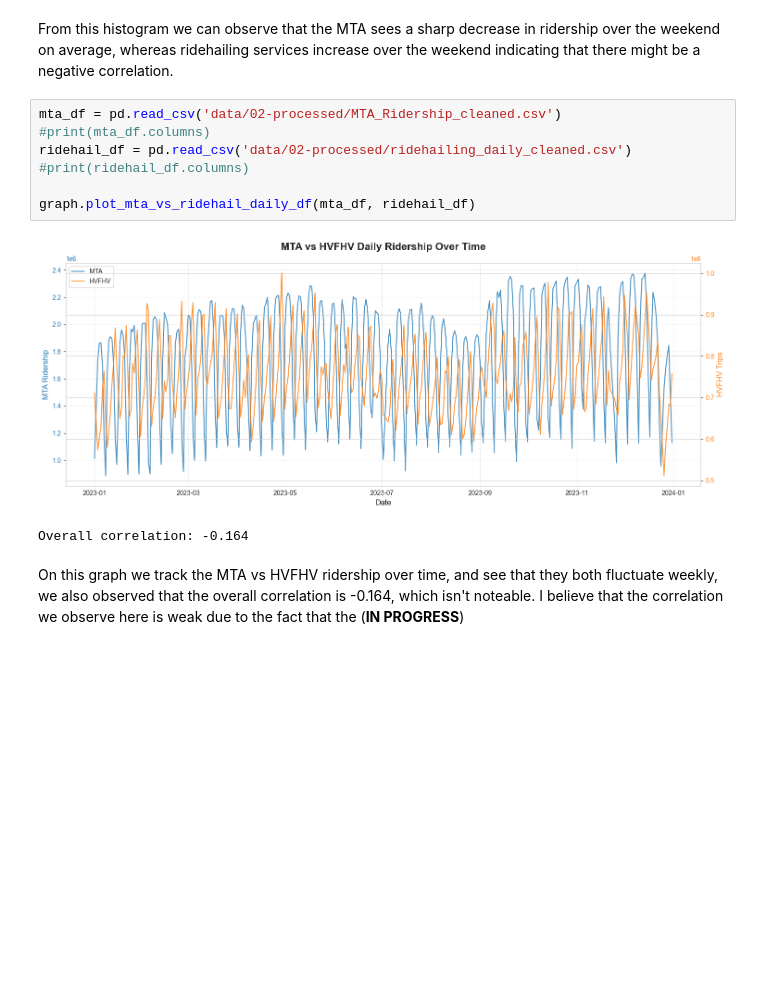
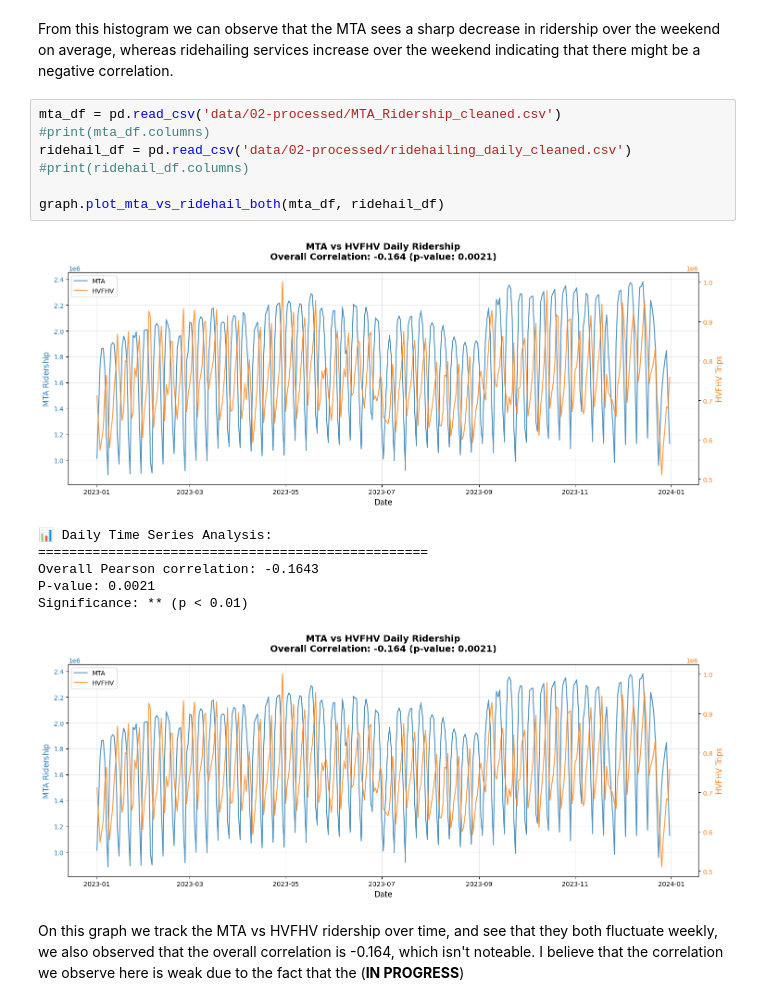
Before and after one commit to COGS108/Group063_WI26, a Jupyter notebook: 03-FinalProject.ipynb, the cells around one changed output. Cells and saved outputs as stored; diff of their text form; blank space fills up the shorter version.

```diff
--- a/03-FinalProject.ipynb
+++ b/03-FinalProject.ipynb
@@ -745,12 +744,17 @@ From this histogram we can observe that the MTA sees a sharp decrease in ridersh
 # %%
 mta_df = pd.read_csv('data/02-processed/MTA_Ridership_cleaned.csv')
 #print(mta_df.columns)
 ridehail_df = pd.read_csv('data/02-processed/ridehailing_daily_cleaned.csv')
 #print(ridehail_df.columns)
 
-graph.plot_mta_vs_ridehail_daily_df(mta_df, ridehail_df)
+graph.plot_mta_vs_ridehail_both(mta_df, ridehail_df)
 # %% [output]
-[figure, old version]
+[figure, new version]
-Overall correlation: -0.164
+📊 Daily Time Series Analysis:
+==================================================
+Overall Pearson correlation: -0.1643
+P-value: 0.0021
+Significance: ** (p < 0.01)
+[figure, added]
 # %% [markdown]
 On this graph we track the MTA vs HVFHV ridership over time, and see that they both fluctuate weekly, we also observed that the overall correlation is -0.164, which isn't noteable. I believe that the correlation we observe here is weak due to the fact that the (**IN PROGRESS**)
```
Also changed, not shown: parts of 12 cells of this notebook, 2 other files.
